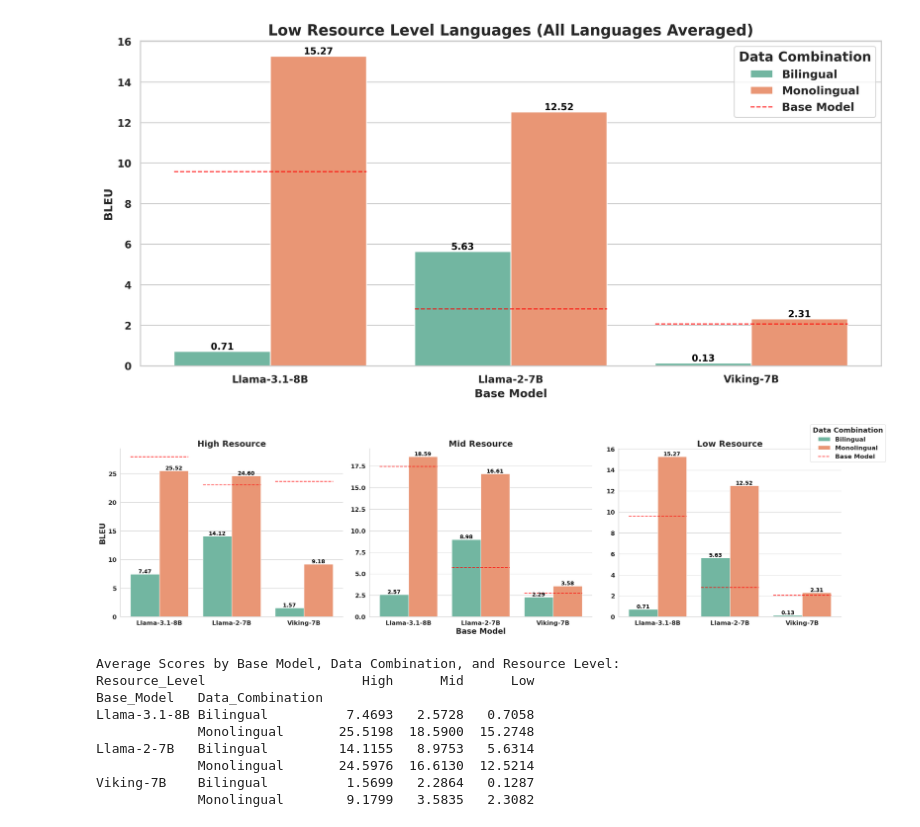
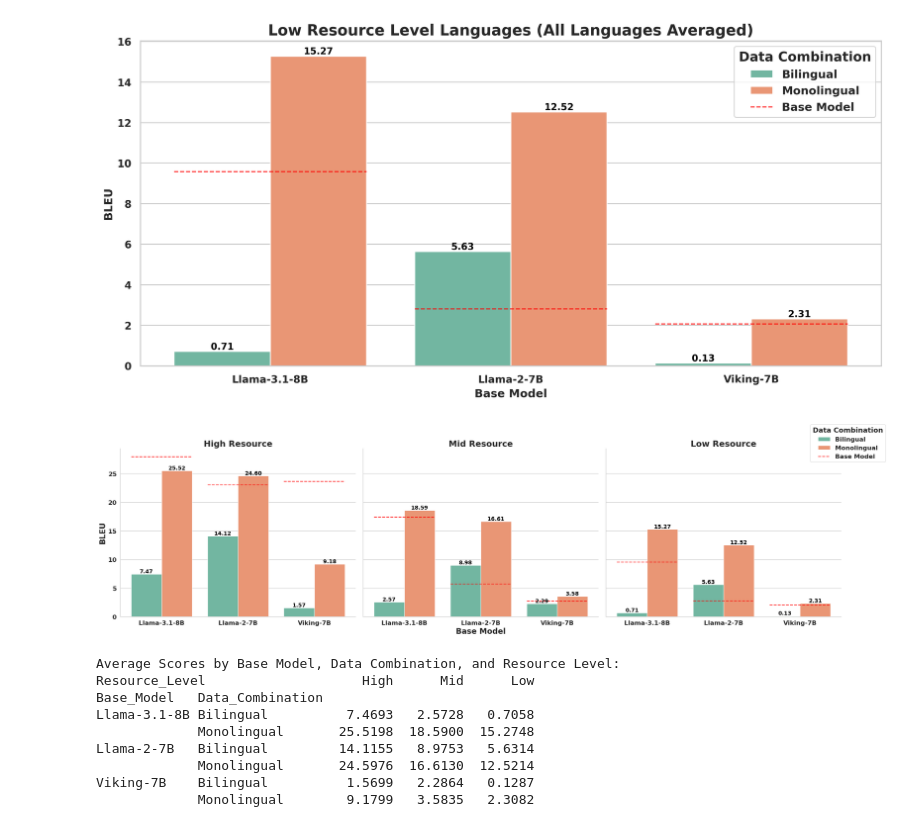
Before and after one commit to MaLA-LM/MixCPT, a Jupyter notebook: evaluation/Visualization/Flores-X-Eng/Flores-X-Eng-by-Resource-Level-Bi-vs-Mo.ipynb, the cells around one changed output. Saved outputs shown, nothing was run; the diff lists cells and outputs as text; code cells hidden in the pictures.

```diff
--- a/evaluation/Visualization/Flores-X-Eng/Flores-X-Eng-by-Resource-Level-Bi-vs-Mo.ipynb
+++ b/evaluation/Visualization/Flores-X-Eng/Flores-X-Eng-by-Resource-Level-Bi-vs-Mo.ipynb
@@ -247,7 +247,7 @@ g = sns.FacetGrid(
     height=8,
     aspect=1.2,
     sharex=True,
-    sharey=False,
+    sharey=True,
 )
 
 # 绘制条形图，使用自定义调色板
@@ -312,34 +312,34 @@ for i, (ax, resource_level) in enumerate(zip(g.axes.flat, resource_order)):
 
     # 处理x轴标签
     if i == 1:  # 只在中间子图显示x轴标签
         ax.set_xlabel("Base Model", fontsize=20)
     else:
         ax.set_xlabel("", fontsize=20)  # 其他子图不显示x轴标签
 
     # 处理y轴标签
     if i == 0:  # 只在最左侧子图显示y轴标签
         ax.set_ylabel("BLEU", fontsize=20)
     else:
         ax.set_ylabel("", fontsize=20)  # 其他子图不显示y轴标签
 
 # 创建统一的图例并放置在图形右上角，使用更新后的标签
 g.fig.legend(
     all_handles,
     all_labels,
     loc='upper right',
     bbox_to_anchor=(1.0, 1.0),
     title="Data Combination",
     frameon=True,
     fontsize=16,
     title_fontsize=18
 )
 
 # 调整布局以为图例留出空间
 g.fig.tight_layout(rect=[0, 0, 0.95, 0.95])
 plt.savefig("FLORES-200-X-Eng-All-Resources-Averaged-Bi-Vs-Mono.pdf", format="pdf", bbox_inches="tight", dpi=300)
 plt.show()
 # %% [output]
-[figure, old version]
+[figure, new version]
 # %%
 # Create a table with the raw data
 print("\nAverage Scores by Base Model, Data Combination, and Resource Level:")
```
Also changed, not shown: 21 other files.
